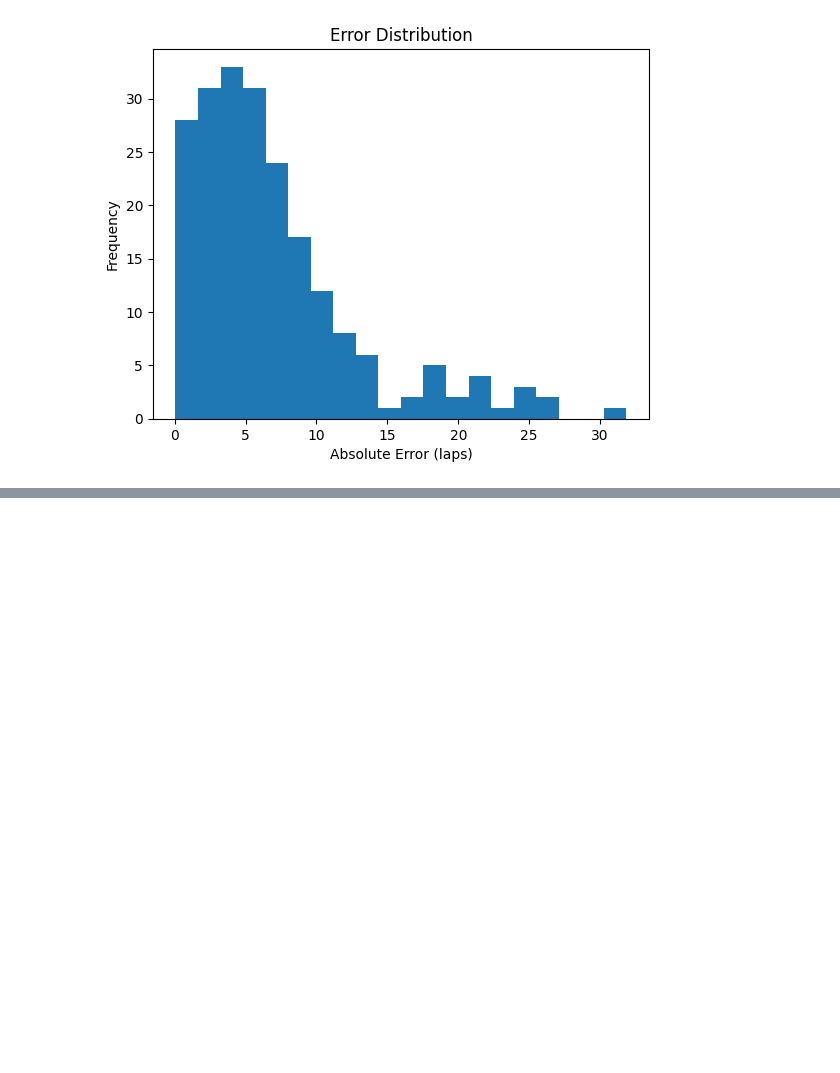
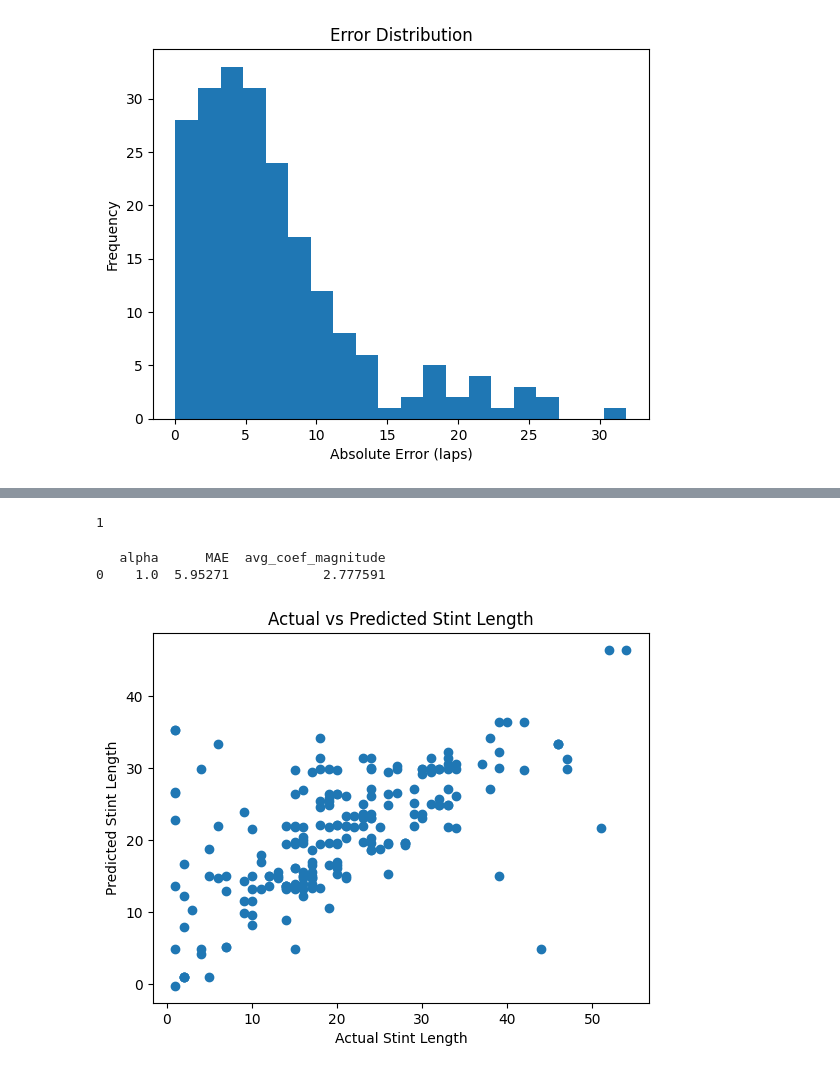
Before and after one commit to UsualSuspect09/F1-Tyre-Strategy-Engine, a Jupyter notebook: baseline_model.ipynb, the cells around one changed output, grey strips where cells are left out. Drawn from its saved outputs; the diff is of its cells as text; code cells hidden in the pictures; blank space fills up the shorter version.

Commit message:
Ridge_Regularization_V2.1

```diff
--- a/baseline_model.ipynb
+++ b/baseline_model.ipynb
@@ -227,0 +273,4 @@ plt.show()
+# %%
+model_df['GP_Stint'].value_counts().min()
+# %% [output]
+1
@@ -227,0 +279,44 @@ plt.show()
+# %%
+from sklearn.metrics import mean_absolute_error
+import pandas as pd
+
+results = []
+
+for alpha in alphas:
+    model = Pipeline(steps=[
+        ('preprocess', preprocessor),
+        ('regressor', Ridge(alpha=alpha))
+    ])
+
+    model.fit(X_train, y_train)
+    y_pred = model.predict(X_test)
+
+    mae = mean_absolute_error(y_test, y_pred)
+
+
+    #coefficient magnitude
+    coefs = model.named_steps['regressor'].coef_
+    coef_magnitude = abs(coefs).mean()
+
+    results.append({'alpha': alpha, 'MAE': mae, 'avg_coef_magnitude': coef_magnitude})
+
+    results_df = pd.DataFrame(results)
+    print(results_df)
+# %% [output]
+   alpha      MAE  avg_coef_magnitude
+0    1.0  5.95271            2.777591
+# %%
+# Visualizing Actual vs Predicted Stint Length
+import matplotlib.pyplot as plt
+
+plt.figure()
+
+plt.scatter(y_test, preds)
+
+plt.xlabel('Actual Stint Length')
+plt.ylabel('Predicted Stint Length')
+plt.title('Actual vs Predicted Stint Length')
+
+plt.show()
+# %% [output]
+[figure, added]
```
Also changed, not shown: parts of 7 cells of this notebook.
